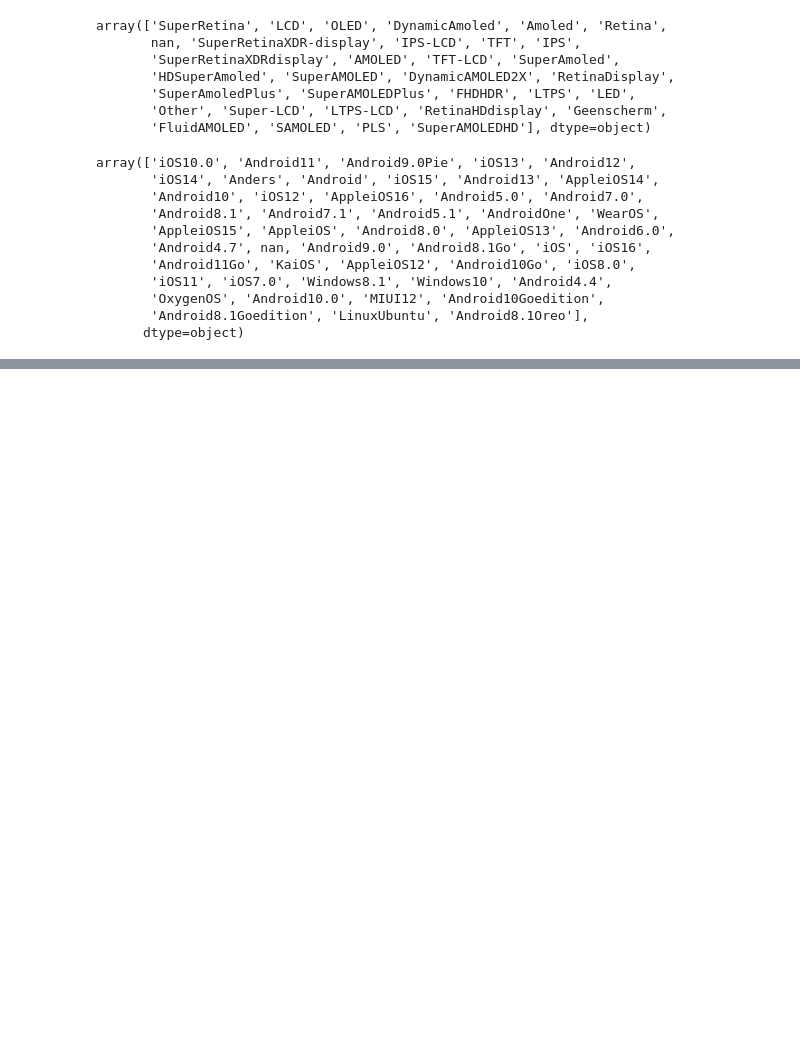
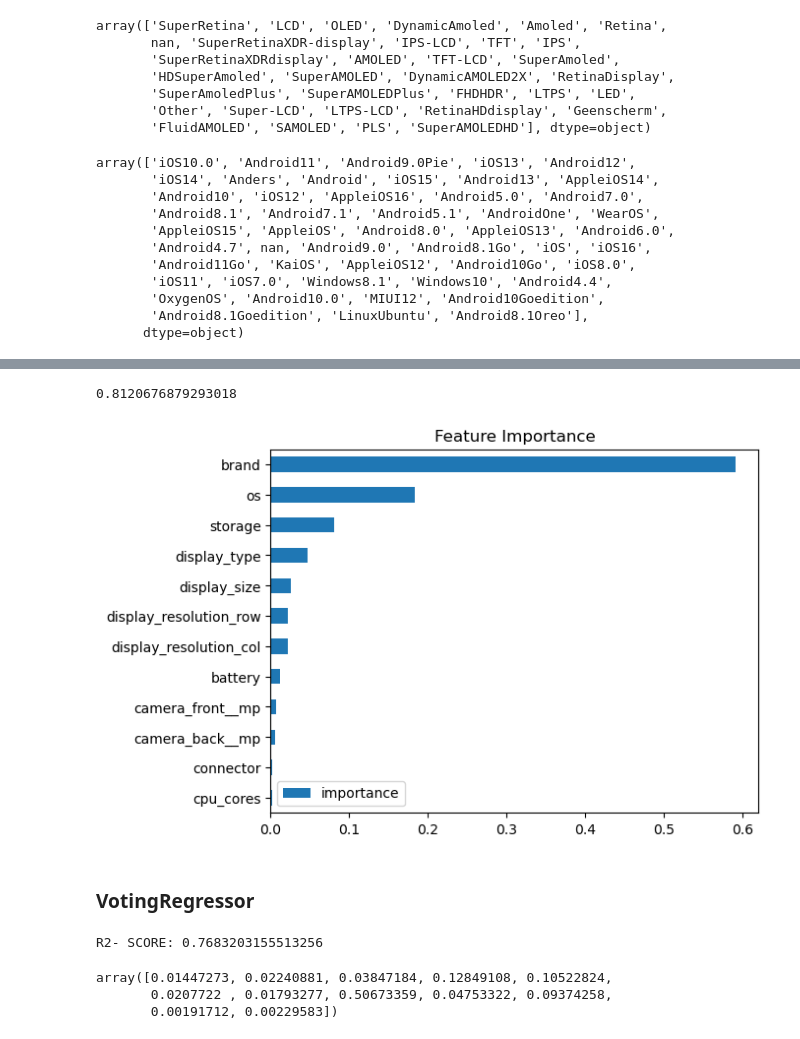
Before and after one commit to sachincmanjrekar/Mobile-Price-Prediction, a Jupyter notebook: Mobile Price Prediction.ipynb, the cells around one changed output, grey strips where cells are left out. Saved outputs shown, nothing was run; the diff lists cells and outputs as text; code cells hidden in the pictures; blank space fills up the shorter version.

```diff
--- a/Mobile Price Prediction.ipynb
+++ b/Mobile Price Prediction.ipynb
@@ -801,0 +1128,25 @@ dtype: int64
+# %%
+from sklearn.model_selection import train_test_split
+X=phone.drop(columns=['Price'])
+y=phone['Price']
+X_train, X_test, y_train, y_test = train_test_split(X, y, test_size=0.3)
+# %%
+from sklearn.ensemble import RandomForestRegressor
+
+rf = RandomForestRegressor()
+rf.fit(X_train, y_train)
+y_pred=rf.predict(X_test)
+print(rf.score(X_test,y_test))
+#metrics.r2_score(y_test,y_pred)
+# %% [output]
+0.8120676879293018
+# %%
+fi = pd.DataFrame(data=rf.feature_importances_,
+             index=rf.feature_names_in_,
+             columns=['importance'])
+fi.sort_values('importance').plot(kind='barh', title='Feature Importance')
+plt.show()
+# %% [output]
+[figure, added]
+# %% [markdown]
+### VotingRegressor
@@ -801,0 +1158,18 @@ dtype: int64
+# %%
+from sklearn.ensemble import VotingRegressor # this is the function that ensembles my model
+from sklearn import tree
+from sklearn.neighbors import KNeighborsRegressor
+from sklearn.metrics import roc_auc_score
+
+model1 = tree.DecisionTreeRegressor(random_state=34,max_features=4)
+model2 = tree.DecisionTreeRegressor(random_state=12,max_features=2)
+model3 = tree.DecisionTreeRegressor(random_state=1,max_features=3)
+
+model = VotingRegressor(estimators=[ ('dt1', model1),('dt2', model2),('dt3',model3)]) # it will stitich all the models together, voting = hard means max voting
+
+model.fit(X_train,y_train) # to train all of the models
+y_pred = model.predict(X_test)
+
+print('R2- SCORE:', metrics.r2_score(y_test,y_pred))
+# %% [output]
+R2- SCORE: 0.7683203155513256
@@ -801,0 +1183,6 @@ dtype: int64
+# %%
+feature_importance
+# %% [output]
+array([0.01447273, 0.02240881, 0.03847184, 0.12849108, 0.10522824,
+       0.0207722 , 0.01793277, 0.50673359, 0.04753322, 0.09374258,
+       0.00191712, 0.00229583])
```
Also changed, not shown: parts of 66 cells of this notebook.
